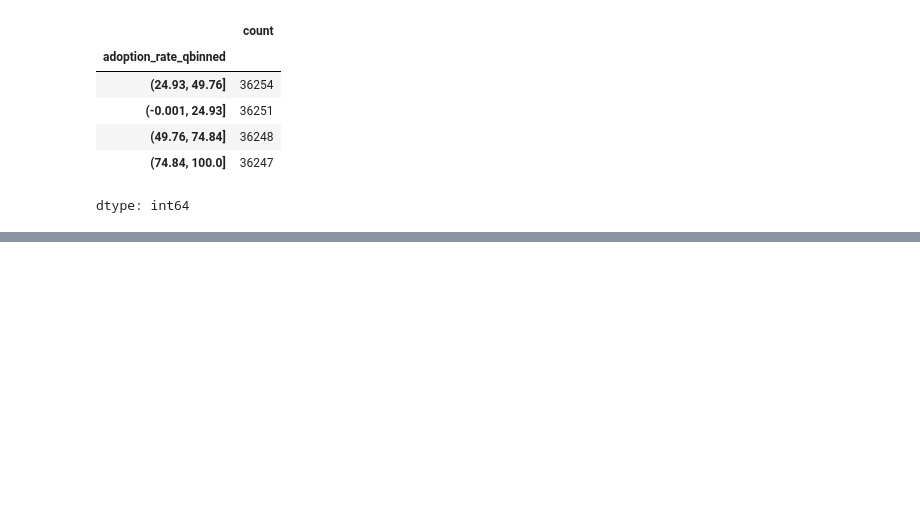
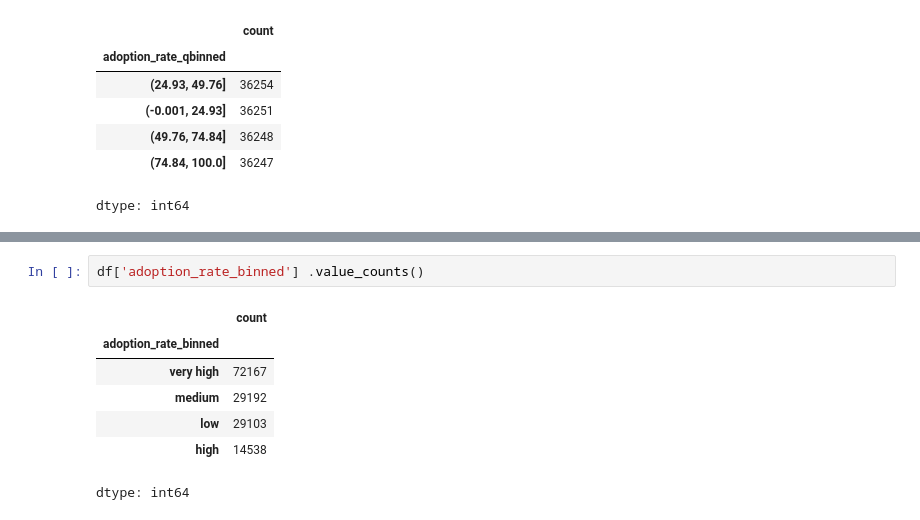
Before and after one commit to raheelam98/DataAnalysis, a Jupyter notebook: EDA/EDA_Sessions_RM/EDA_Session_01_RM.ipynb, the cells around one changed output, grey strips where cells are left out. Saved outputs shown, nothing was run; the diff lists cells and outputs as text; blank space fills up the shorter version.

```diff
--- a/EDA/EDA_Sessions_RM/EDA_Session_01_RM.ipynb
+++ b/EDA/EDA_Sessions_RM/EDA_Session_01_RM.ipynb
@@ -342,0 +386,10 @@ dtype: int64
+# %%
+df['adoption_rate_binned'] .value_counts()
+# %% [output]
+|  | count |
+| adoption_rate_binned |  |
+| very high | 72167 |
+| medium | 29192 |
+| low | 29103 |
+| high | 14538 |
+dtype: int64
```
Also changed, not shown: parts of 8 cells of this notebook.
